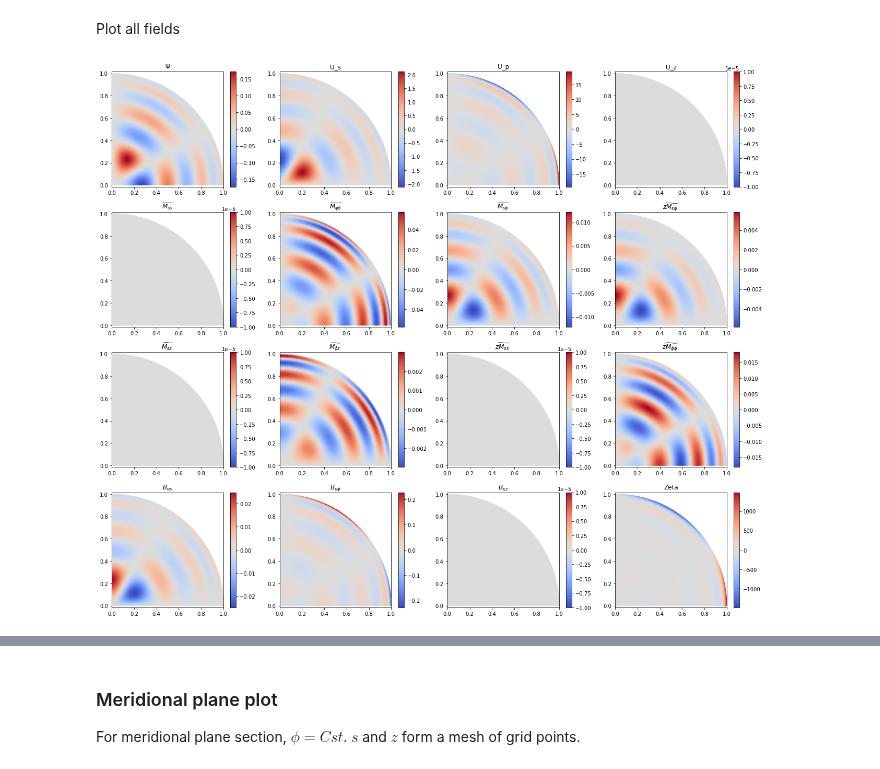
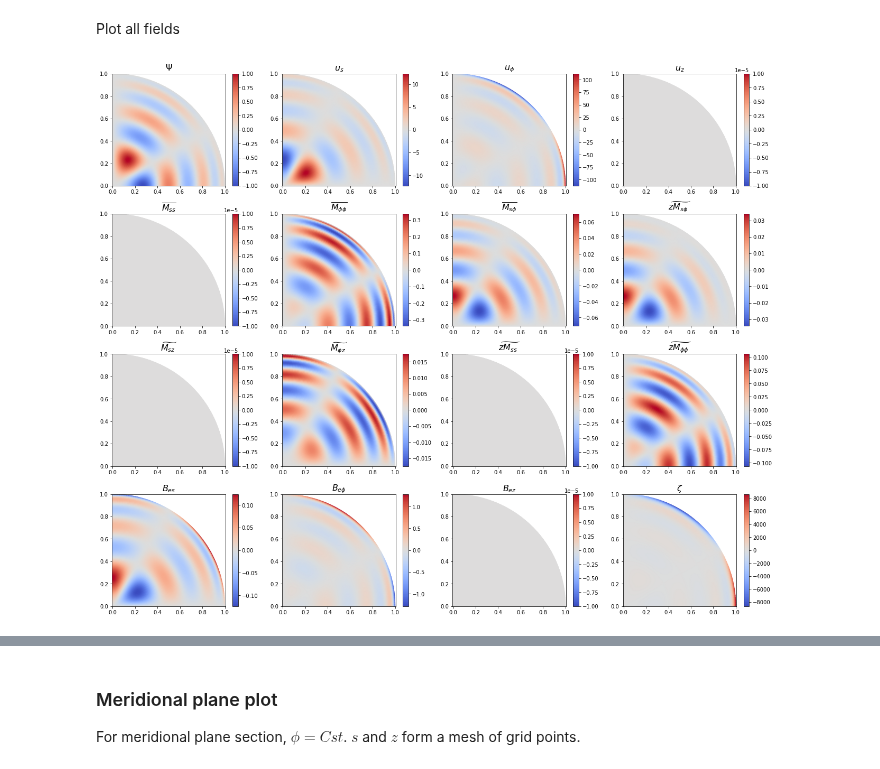
Before and after one commit to GentleMin/PlesioGeostroPy, a Jupyter notebook: EigenPost.ipynb, the cells around one changed output, grey strips where cells are left out. Drawn from its saved outputs; the diff is of its cells as text; code cells hidden in the pictures.

```diff
--- a/EigenPost.ipynb
+++ b/EigenPost.ipynb
@@ -121,7 +117,7 @@ Plotting
 # %%
 df_compare = df_east
 compare_ref = "Analytic PG"
-save_name = "./out/imgs/err_comparison_east_new_recipes"
+save_name = "./out/imgs/err_comparison_east"
 # save_name = None
 override = True
 
@@ -137,17 +133,19 @@ ax.semilogy(np.arange(6), 2*np.pi*1e+4/np.abs(np.imag(df_compare[compare_ref])),
 for idx, srcname in enumerate(src_names):
     ax.semilogy(np.arange(6), 2*np.pi*1e+4/np.abs(np.imag(df_compare[srcname])), 's-', label=srcname)
 ax.grid(which="both")
-ax.legend(fontsize=12)
-ax.set_xlabel("n", fontsize=12)
+ax.legend(fontsize=14)
+ax.set_xlabel("n", fontsize=14)
 ax.set_title("Period (in $\Omega^{-1}$)", fontsize=16)
+ax.tick_params(axis='both', which='major', labelsize=12)
 
 ax = axes[1]
 for idx, srcname in enumerate(src_names):
     ax.semilogy(np.arange(6), df_compare_err[srcname], 's-', label=srcname)
 ax.grid(which="major")
-ax.legend(fontsize=12)
-ax.set_xlabel("n", fontsize=12)
+ax.legend(fontsize=14)
+ax.set_xlabel("n", fontsize=14)
 ax.set_title("Relative error", fontsize=16)
+ax.tick_params(axis='both', which='major', labelsize=12)
 
 plt.tight_layout()
 if save_name is not None:
@@ -344,39 +314,53 @@ plot_fields = [["Psi", "U_s", "U_p", "U_z"],
                ["Mss", "Mpp", "Msp", "zMsp"],
                ["Msz", "Mpz", "zMss", "zMpp"],
                ["Bs_e", "Bp_e", "Bz_e", "Zeta"]]
+plot_fnames = [[None, r"$u_s$", r"$u_\phi$", r"$u_z$"],
+               [None, None, None, None],
+               [None, None, None, None],
+               [None, None, None, r"$\zeta$"]]
 save_name = None
 # save_name = "./out/solutions/Malkus/m3n5_sympy_eqplot"
+save_name = "./out/cases/Malkus/Full_recipe_Daria_thesis/m3n5_eqplot"
 override = False
 
+# max_norm = max([np.abs(np.real(eigmode_eval[plot_fields[i_r][i_c]])).max()
+#                 for i_r in range(nrows) for i_c in range(ncols)
+#                 if plot_fields[i_r][i_c] is not None and plot_fields[i_r][i_c] != "Zeta"])
+max_norm = np.abs(np.real(eigmode_eval["Psi"])).max()
+
 nrows, ncols = len(plot_fields), len(plot_fields[0])
-fig, axes = plt.subplots(nrows=nrows, ncols=ncols, figsize=(ncols*4.5, nrows*3.75))
+fig, axes = plt.subplots(nrows=nrows, ncols=ncols, figsize=(ncols*4.5, nrows*3.7))
 
 for i_r in range(nrows):
     for i_c in range(ncols):
         fname = plot_fields[i_r][i_c]
         ax = axes[i_r][i_c]
         if fname is None:
             ax.remove()
             continue
         if np.abs(np.real(eigmode_eval[fname])).max() > 1e-5:
-            cm = ax.pcolormesh(X_mesh, Y_mesh, np.real(eigmode_eval[fname]), shading="gouraud", cmap="coolwarm")
+            cm = ax.pcolormesh(X_mesh, Y_mesh, np.real(eigmode_eval[fname])/max_norm, shading="gouraud", cmap="coolwarm")
             plt.colorbar(cm, ax=ax)
         else:
-            cm = ax.pcolormesh(X_mesh, Y_mesh, np.real(eigmode_eval[fname]), shading="gouraud", cmap="coolwarm", vmin=-1e-5, vmax=+1e-5)
+            cm = ax.pcolormesh(X_mesh, Y_mesh, np.real(eigmode_eval[fname])/max_norm, shading="gouraud", cmap="coolwarm", vmin=-1e-5, vmax=+1e-5)
             plt.colorbar(cm, ax=ax)
         if fname in core.pgvar._field_names:
-            ax.set_title(r'$%s$' % (core.pgvar[fname].name,))
+            ax.set_title(r'$%s$' % (core.pgvar[fname].name,), fontsize=16)
         else:
-            ax.set_title(fname)
+            ax.set_title(plot_fnames[i_r][i_c], fontsize=16)
+        # if fname in core.pgvar._field_names:
+        #     ax.set_title(r'$%s$' % (core.pgvar[fname].name,))
+        # else:
+        #     ax.set_title(fname)
         ax.axis("equal")
 
 plt.tight_layout()
 if save_name is not None:
     if os.path.exists(save_name + '.png') and not override:
         print("File exists... aborting...")
     else:
         plt.savefig(save_name + '.png', format="png", dpi=150, bbox_inches="tight")
 
 plt.show()
 # %% [output]
-[figure, old version]
+[figure, new version]
```
Also changed, not shown: parts of 44 cells of this notebook, 6 other files.
